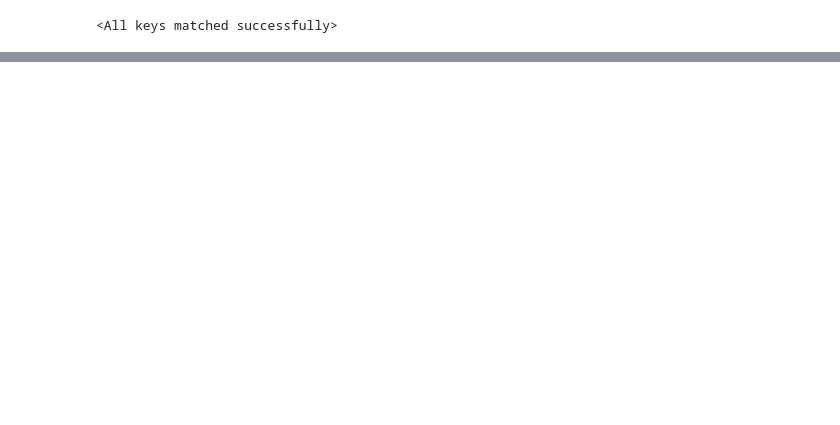
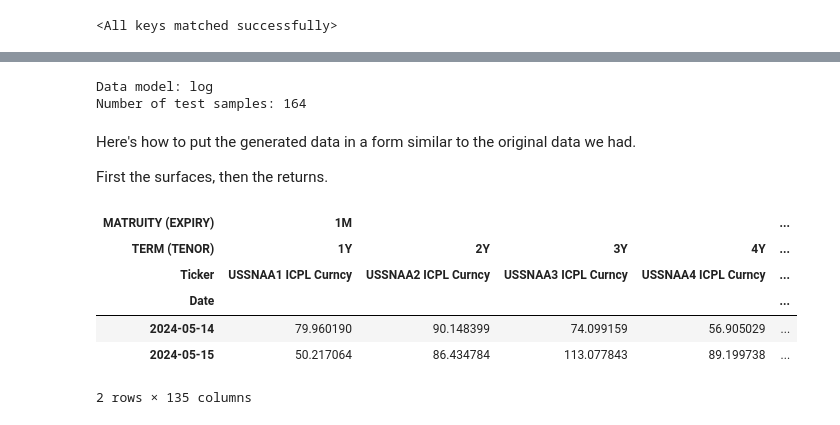
Before and after one commit to ekopen/VolGAN, a Jupyter notebook: main.ipynb, the cells around one changed output, grey strips where cells are left out. Drawn from its saved outputs; the diff is of its cells as text; code cells hidden in the pictures; blank space fills up the shorter version.

```diff
--- a/main.ipynb
+++ b/main.ipynb
@@ -126,2 +160,0 @@ Full training with 10,000 epochs.
-# %%
-gen, gen_opt, disc, disc_opt, true_train, true_val, true_test, condition_train, condition_val, condition_test, dates_t,  tenor, tau, tenors, taus  = VGS.VolGAN(FORWARDS_DATA,VOLATILITY_DATA, tr, noise_dim = noise_dim, hidden_dim = hidden_dim, n_epochs = n_epochs,n_grad = n_grad, lrg = 0.0001, lrd = 0.0001, batch_size = 100, device = device, vol_model=vol_model)
@@ -176,0 +208,63 @@ Sample code for the following:
+# %%
+n_test = true_test.shape[0]
+underlying_dim = true_test.shape[1]
+
+time_series_returns = []
+time_series_surfaces = []
+
+print(f'Data model: {data_model}')
+print(f'Number of test samples: {n_test}')
+# %% [output]
+Data model: log
+Number of test samples: 164
+# %%
+gen.eval()
+with torch.no_grad():
+    for l in tqdm(range(n_test)):
+        #sample noise
+        noise = torch.randn((1, underlying_dim, noise_dim), device=device,dtype=torch.float)
+        #sample from the generator
+        fake = gen(noise, condition_test[l,:,:].unsqueeze(0))
+
+        #simulated returns
+        fake_returns = fake[:,:,:1].squeeze(0).T
+        fake_surface_increment = fake[:,:,1:]
+
+        time_series_returns.append(fake_returns)
+
+        # #simulated implied vol surfaces as vectors
+        surface_past_test = condition_test[l,:,3:].unsqueeze(0)
+
+        if data_model == 'normal':
+            fake_surface = fake_surface_increment + surface_past_test
+        elif data_model == 'log':
+            fake_surface = torch.exp(fake_surface_increment + surface_past_test)
+
+        time_series_surfaces.append(fake_surface.squeeze(0).T)
+# %% [markdown]
+Here's how to put the generated data in a form similar to the original data we had.
+
+First the surfaces, then the returns.
+# %%
+# get dates from test set and headers from original data
+test_dates = dates_dt[-n_test:]
+test_dates.name = 'Date'
+df_raw = pd.read_excel(VOLATILITY_DATA, header=None)
+multi_index = pd.MultiIndex.from_arrays([df_raw.iloc[0], df_raw.iloc[1], df_raw.iloc[2]])
+multi_index.names = multi_index[0]
+multi_index = multi_index[1:]
+# %%
+# surfaces
+cat_surfaces = torch.cat(time_series_surfaces, dim=0)
+generated_surfaces = pd.DataFrame(cat_surfaces, columns = multi_index, index = test_dates)
+generated_surfaces.to_csv('outputs/generated_surfaces.csv')
+# %%
+generated_surfaces.head(2)
+# %% [output]
+| MATRUITY (EXPIRY) | 1M |  |  |  | ... |
+| TERM (TENOR) | 1Y | 2Y | 3Y | 4Y | ... |
+| Ticker | USSNAA1 ICPL Curncy | USSNAA2 ICPL Curncy | USSNAA3 ICPL Curncy | USSNAA4 ICPL Curncy | ... |
+| Date |  |  |  |  | ... |
+| 2024-05-14 | 79.960190 | 90.148399 | 74.099159 | 56.905029 | ... |
+| 2024-05-15 | 50.217064 | 86.434784 | 113.077843 | 89.199738 | ... |
+2 rows × 135 columns
```
Also changed, not shown: parts of 54 cells of this notebook.
